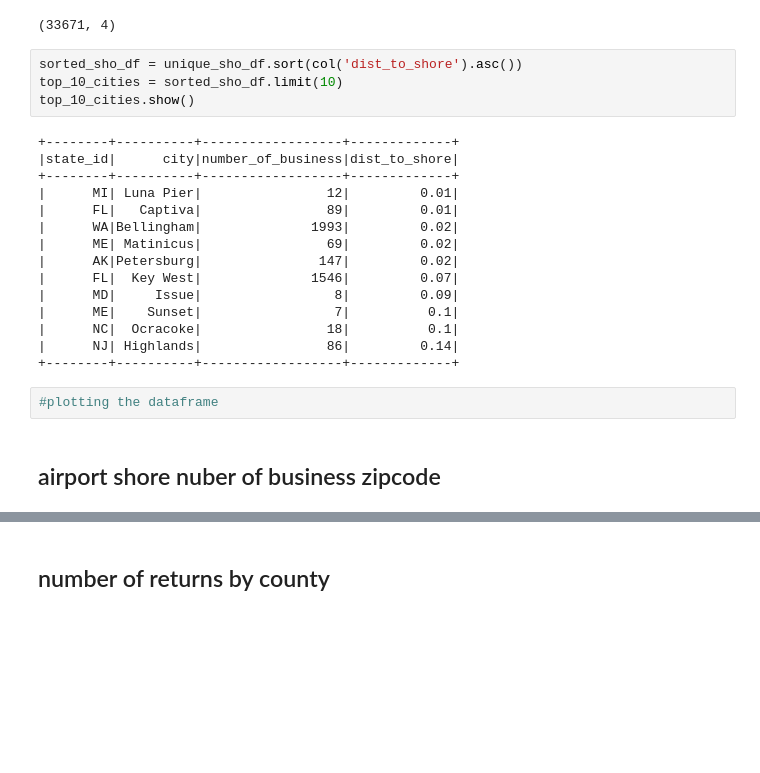
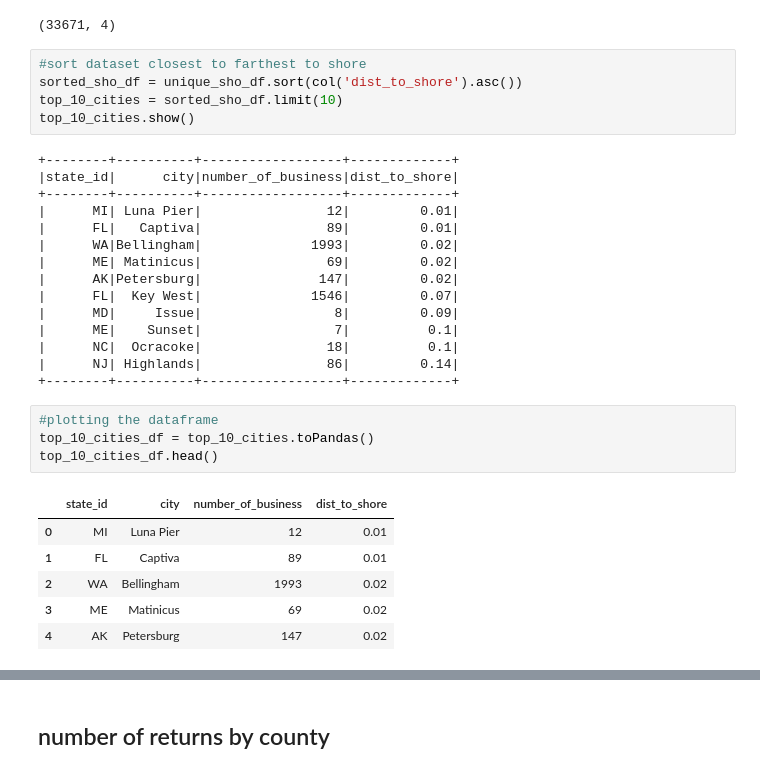
Before and after one commit to ZCWDataSixZero/ExploreZipCodeData_PySpark, a Jupyter notebook: Individual notebooks/a_analysis.ipynb, the cells around one changed output, grey strips where cells are left out. Drawn from its saved outputs; the diff is of its cells as text; blank space fills up the shorter version.

```diff
--- a/Individual notebooks/a_analysis.ipynb
+++ b/Individual notebooks/a_analysis.ipynb
@@ -158,6 +158,7 @@ print((unique_sho_df.count(), len(unique_sho_df.columns)))
 # %% [output]
 (33671, 4)
 # %%
+#sort dataset closest to farthest to shore
 sorted_sho_df = unique_sho_df.sort(col('dist_to_shore').asc())
 top_10_cities = sorted_sho_df.limit(10)
 top_10_cities.show()
@@ -178,5 +179,12 @@ top_10_cities.show()
 +--------+----------+------------------+-------------+
 # %%
 #plotting the dataframe
+top_10_cities_df = top_10_cities.toPandas()
+top_10_cities_df.head()
+# %% [output]
+|  | state_id | city | number_of_business | dist_to_shore |
+| 0 | MI | Luna Pier | 12 | 0.01 |
+| 1 | FL | Captiva | 89 | 0.01 |
+| 2 | WA | Bellingham | 1993 | 0.02 |
+| 3 | ME | Matinicus | 69 | 0.02 |
+| 4 | AK | Petersburg | 147 | 0.02 |
-# %% [markdown]
-## airport shore nuber of business zipcode
```
Also changed, not shown: parts of 4 cells of this notebook.
